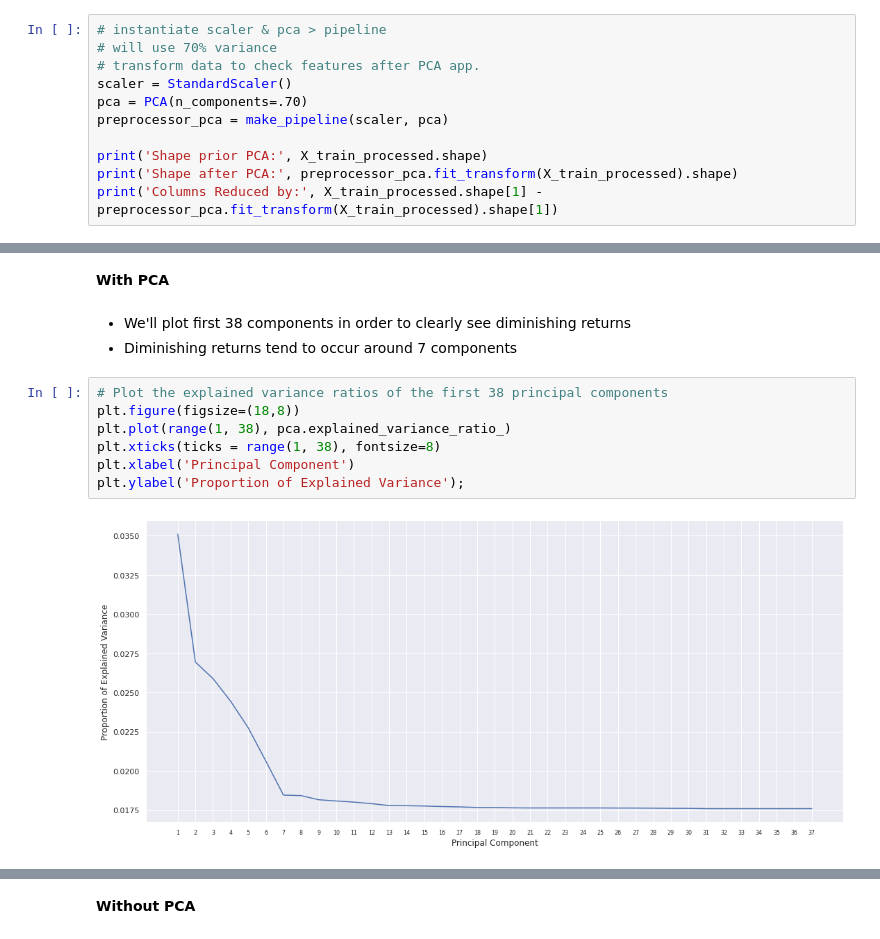
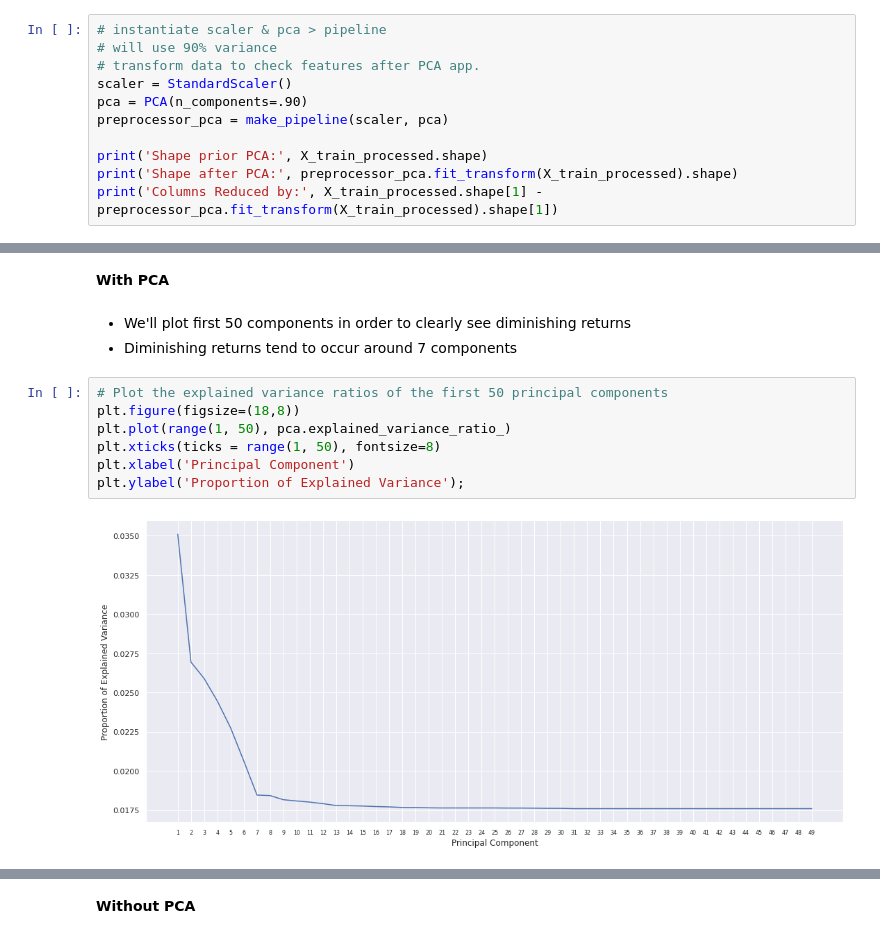
Before and after one commit to ChrisDaVillager/Data-Science-Salaries, a Jupyter notebook: Project_2_Part_4.ipynb, the cells around one changed output, grey strips where cells are left out. Saved outputs shown, nothing was run; the diff lists cells and outputs as text.

```diff
--- a/Project_2_Part_4.ipynb
+++ b/Project_2_Part_4.ipynb
@@ -692,10 +692,10 @@ def eval_model(y_true, y_pred):
   print(f'scores: \nMAE: {mae:,.2f} \nMSE: {mse:,.2f} \nRMSE: {rmse:,.2f} \nR2: {r2:.2f}')
 # %%
 # instantiate scaler & pca > pipeline
-# will use 70% variance
+# will use 90% variance
 # transform data to check features after PCA app.
 scaler = StandardScaler()
-pca = PCA(n_components=.70)
+pca = PCA(n_components=.90)
 preprocessor_pca = make_pipeline(scaler, pca)
 
 print('Shape prior PCA:', X_train_processed.shape)
@@ -711,17 +711,17 @@ knn = KNeighborsRegressor()
 # %% [markdown]
 **With PCA**
 # %% [markdown]
-* We'll plot first 38 components in order to clearly see diminishing returns
+* We'll plot first 50 components in order to clearly see diminishing returns
 * Diminishing returns tend to occur around 7 components
 # %%
-# Plot the explained variance ratios of the first 38 principal components
+# Plot the explained variance ratios of the first 50 principal components
 plt.figure(figsize=(18,8))
-plt.plot(range(1, 38), pca.explained_variance_ratio_)
-plt.xticks(ticks = range(1, 38), fontsize=8)
+plt.plot(range(1, 50), pca.explained_variance_ratio_)
+plt.xticks(ticks = range(1, 50), fontsize=8)
 plt.xlabel('Principal Component')
 plt.ylabel('Proportion of Explained Variance');
 # %% [output]
-[figure, old version]
+[figure, new version]
 # %%
 %%time
 # using PCA
```
Also changed, not shown: parts of 2 cells of this notebook.
